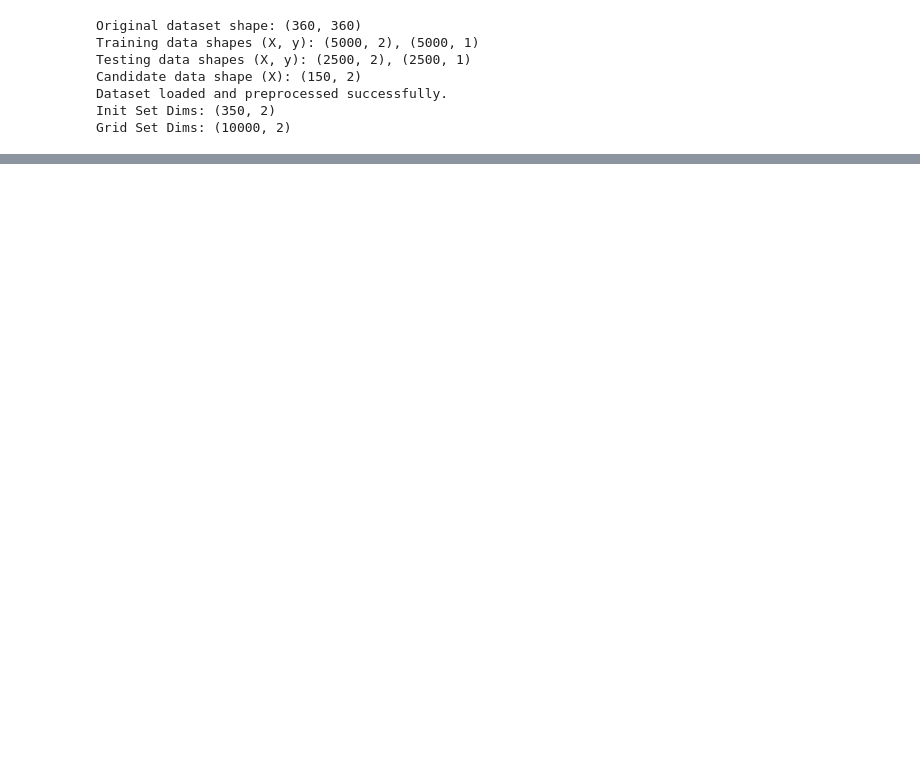
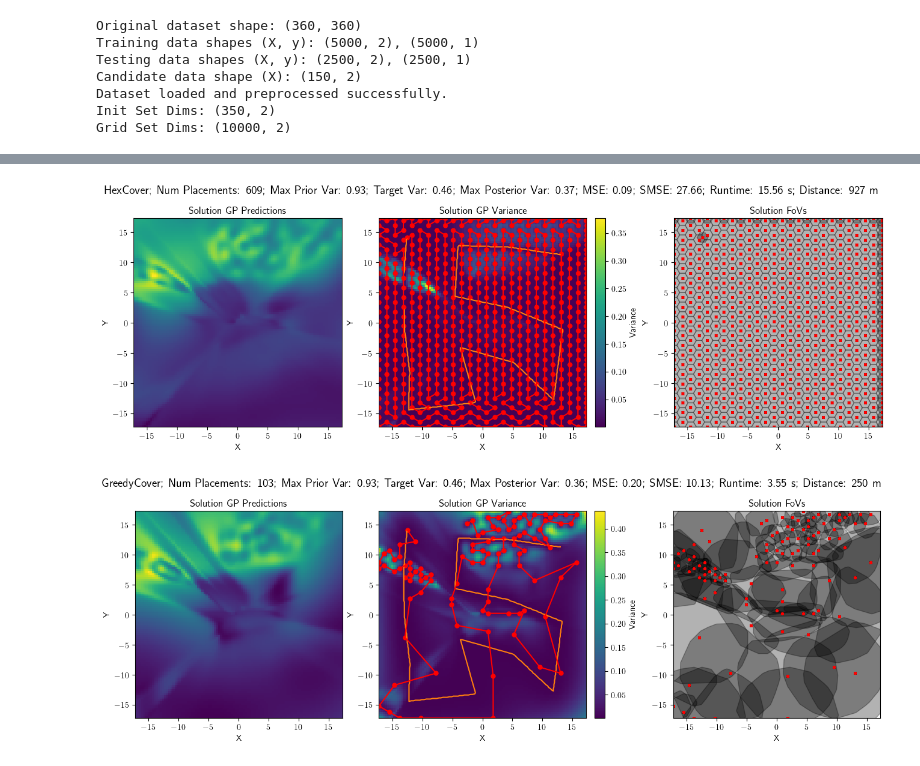
Before and after one commit to itskalvik/ICPP, a Jupyter notebook: demo.ipynb, the cells around one changed output, grey strips where cells are left out. Drawn from its saved outputs; the diff is of its cells as text; code cells hidden in the pictures; blank space fills up the shorter version.

```diff
--- a/demo.ipynb
+++ b/demo.ipynb
@@ -239,0 +175,80 @@ for method in ['HexCover', 'GreedyCover', 'GCBCover']:
+# %%
+target_var_ratio = 0.5
+var_threshold = max_prior_var * target_var_ratio
+
+for method in ['HexCover', 'GreedyCover', 'GCBCover']:
+    cmodel = get_method(method)(num_sensing=len(X_train),
+                                X_objective=X_train,
+                                kernel=kernel,
+                                noise_variance=noise_variance)
+
+    s_time = time()
+    X_sol, fovs = cmodel.optimize(post_var_threshold=var_threshold,
+                                  return_fovs=True,
+                                  start_nodes=X_init[None, -1])
+    X_sol = X_sol[0]
+    run_time = time()-s_time
+
+    X_pred, y_pred = dataset.get_sensor_data(X_sol,
+                                             max_samples=len(X_sol))
+    _, _, _, model_sol = get_model_params(
+        X_train=np.vstack([X_init, X_pred]),
+        y_train=np.vstack([y_init, y_pred]),
+        kernel=kernel,
+        noise_variance=noise_variance,
+        max_steps=0,
+        return_model=True,
+        verbose=False,
+        force_gp=True)
+    mean, var = model_sol.predict_f(X_grid)
+    distance = get_distance(X_sol)
+    mse_e = get_mse(mean.numpy(), y_grid)
+    smse_e = get_smse(mean.numpy(), y_grid, var.numpy())
+    max_post_var = model_sol.predict_f(X_train)[1].numpy().max()
+
+    # Create subplots
+    fig, axes = plt.subplots(1, 3, figsize=(13, 4.5), constrained_layout=True)
+
+    # First subplot — training data
+    sc1 = axes[0].imshow(mean.numpy().reshape(x_dim, y_dim).T,
+                         extent=extent, origin="lower")
+    axes[0].set_title("Solution GP Predictions")
+    axes[0].set_aspect('equal')
+    axes[0].set_xlabel('X')
+    axes[0].set_ylabel('Y')
+
+    # Second subplot — Variance data
+    sc2 = axes[1].imshow(var.numpy().reshape(x_dim, y_dim).T,
+                        extent=extent, origin="lower")
+    axes[1].scatter(X_sol[:, 0], X_sol[:, 1], c='r', s=25)
+    axes[1].plot(X_init[:, 0], X_init[:, 1], c='tab:orange')
+    axes[1].plot(X_sol[:, 0], X_sol[:, 1], c='r')
+    axes[1].set_title("Solution GP Variance")
+    axes[1].set_aspect('equal')
+    axes[1].set_xlabel('X')
+    axes[1].set_ylabel('Y')
+    fig.colorbar(sc2, ax=axes[1], orientation='vertical',
+                fraction=0.05, pad=0.04, label='Variance')
+
+    # Third subplot — FoV data
+    axes[2].scatter(X_sol[:, 0], X_sol[:, 1], c='r', s=5)
+    for fov in fovs:
+        patch = MplPolygon(list(fov.exterior.coords),
+                        closed=True,
+                        facecolor='k',
+                        edgecolor='k',
+                        alpha=0.3)
+        axes[2].add_patch(patch)
+        axes[2].scatter(X_sol[:, 0], X_sol[:, 1], c='r', s=5)
+    axes[2].set_title("Solution FoVs")
+    axes[2].set_aspect('equal')
+    axes[2].set_xlabel('X')
+    axes[2].set_ylabel('Y')
+    axes[2].set_xlim(axes[1].get_xlim())
+    axes[2].set_ylim(axes[1].get_ylim())
+
+    fig.suptitle(f"{method}; Num Placements: {len(fovs)}; Max Prior Var: {max_prior_var:.2f}; Target Var: {var_threshold:.2f}; Max Posterior Var: {max_post_var:.2f}; MSE: {mse_e:.2f}; SMSE: {smse_e:.2f}; Runtime: {run_time:.2f} s; Distance: {distance:.0f} m", fontsize=14)
+    plt.show()
+# %% [output]
+[figure, added]
+[figure, added]
```
Also changed, not shown: parts of 4 cells of this notebook.
